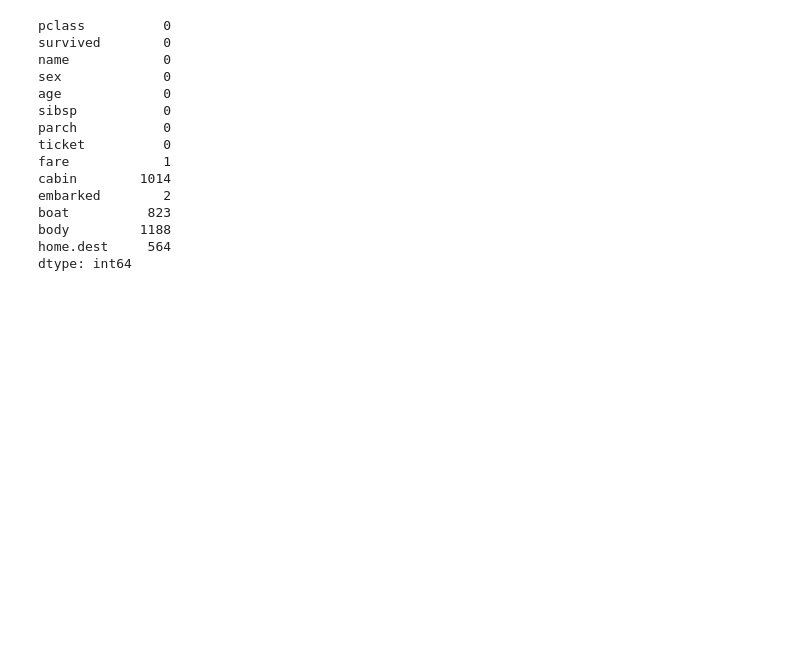
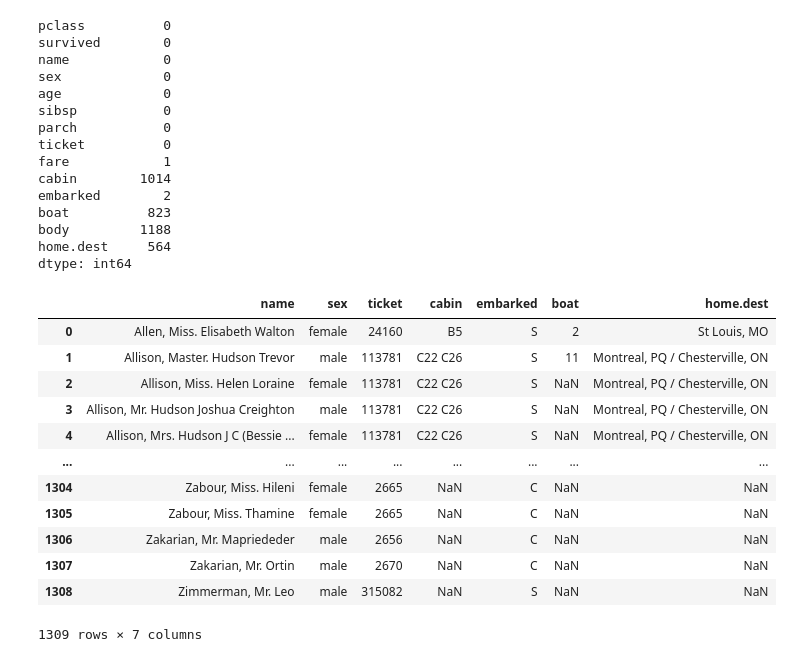
Before and after one commit to awaisalirajpot/Machine-Learning-Full-Course-wscubetech, a Jupyter notebook: Day1 Intro EDA Data Cleaning.ipynb, the cells around one changed output. Cells and saved outputs as stored; diff of their text form; code cells hidden in the pictures; blank space fills up the shorter version.

```diff
--- a/Day1 Intro EDA Data Cleaning.ipynb
+++ b/Day1 Intro EDA Data Cleaning.ipynb
@@ -392,3 +392,19 @@ boat          823
 body         1188
 home.dest     564
 dtype: int64
+# %%
+df.select_dtypes(include='object')
+# %% [output]
+|  | name | sex | ticket | cabin | embarked | boat | home.dest |
+| 0 | Allen, Miss. Elisabeth Walton | female | 24160 | B5 | S | 2 | St Louis, MO |
+| 1 | Allison, Master. Hudson Trevor | male | 113781 | C22 C26 | S | 11 | Montreal, PQ / Chesterville, ON |
+| 2 | Allison, Miss. Helen Loraine | female | 113781 | C22 C26 | S | NaN | Montreal, PQ / Chesterville, ON |
+| 3 | Allison, Mr. Hudson Joshua Creighton | male | 113781 | C22 C26 | S | NaN | Montreal, PQ / Chesterville, ON |
+| 4 | Allison, Mrs. Hudson J C (Bessie ... | female | 113781 | C22 C26 | S | NaN | Montreal, PQ / Chesterville, ON |
+| ... | ... | ... | ... | ... | ... | ... | ... |
+| 1304 | Zabour, Miss. Hileni | female | 2665 | NaN | C | NaN | NaN |
+| 1305 | Zabour, Miss. Thamine | female | 2665 | NaN | C | NaN | NaN |
+| 1306 | Zakarian, Mr. Mapriededer | male | 2656 | NaN | C | NaN | NaN |
+| 1307 | Zakarian, Mr. Ortin | male | 2670 | NaN | C | NaN | NaN |
+| 1308 | Zimmerman, Mr. Leo | male | 315082 | NaN | S | NaN | NaN |
+1309 rows × 7 columns
```
